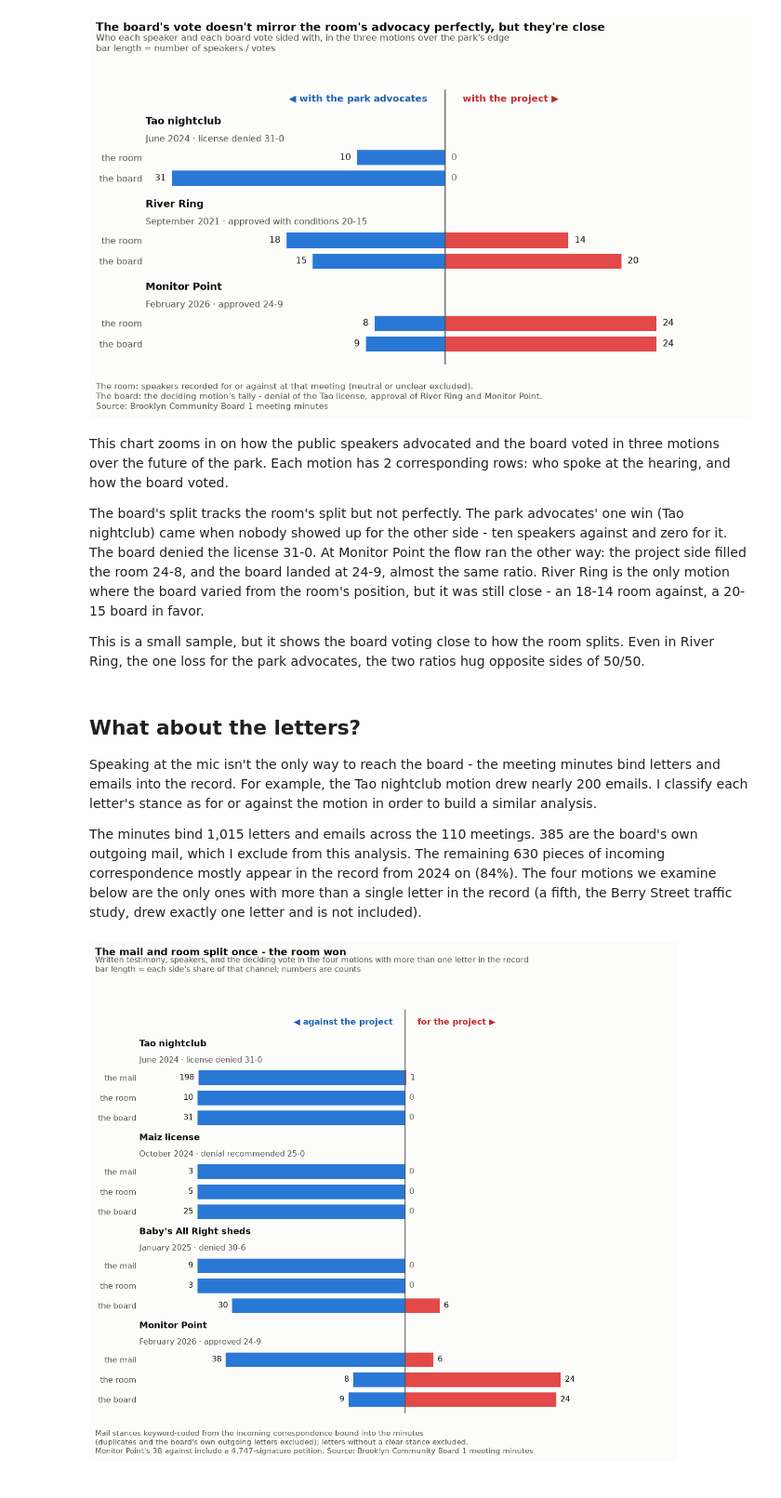
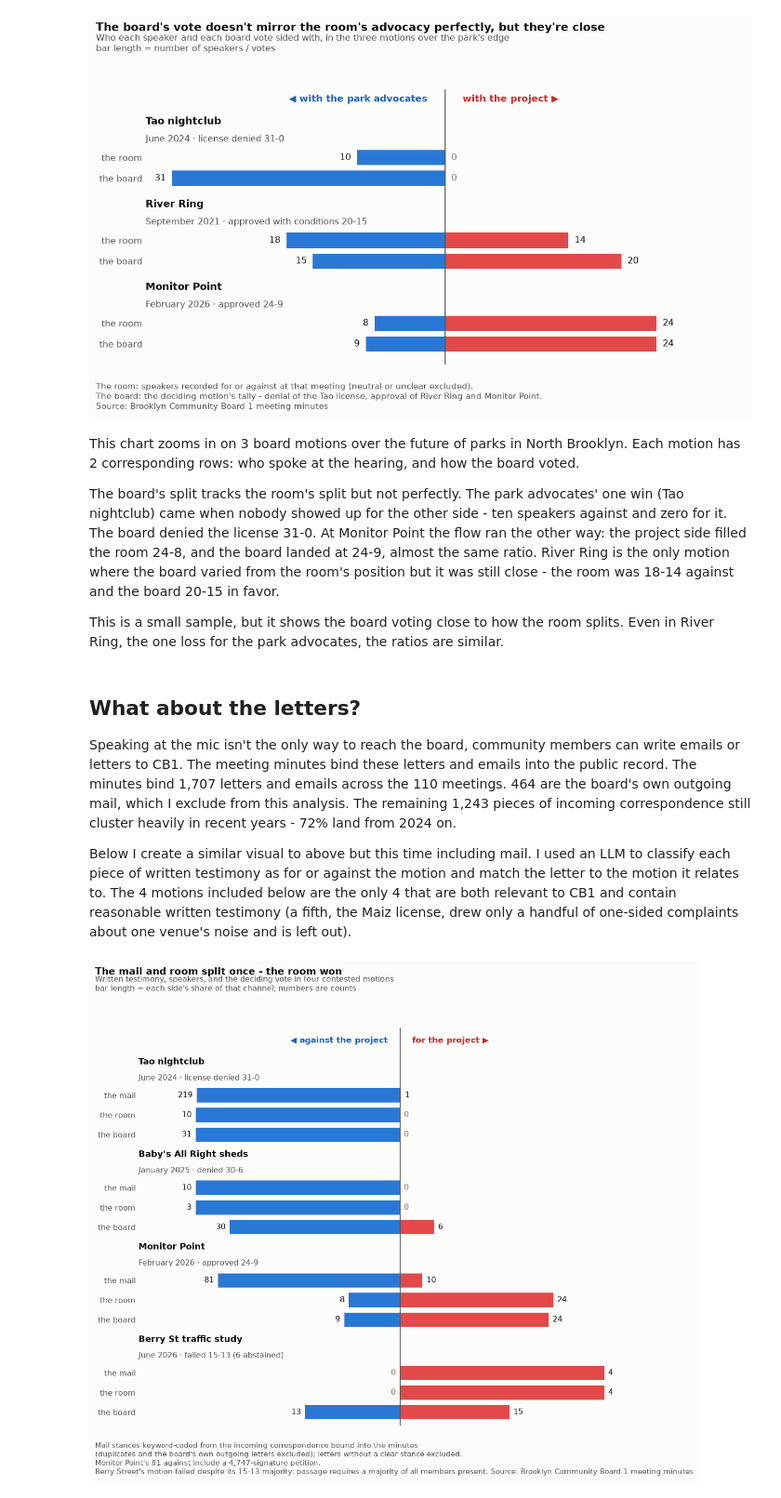
Before and after one commit to blowenstein0/cb1-minutes-analysis, a Jupyter notebook: analysis/blog_v2.ipynb, the cells around one changed output. Shown at 93% size. Drawn from its saved outputs; the diff is of its cells as text; code cells hidden in the pictures.

```diff
--- a/analysis/blog_v2.ipynb
+++ b/analysis/blog_v2.ipynb
@@ -335,50 +301,49 @@ plt.show()
 # %% [output]
 [figure]
 # %% [markdown]
-This chart zooms in on how the public speakers advocated and the board voted in three motions over the future of the park. Each motion has 2 corresponding rows: who spoke at the hearing, and how the board voted.
+This chart zooms in on 3 board motions over the future of parks in North Brooklyn.  Each motion has 2 corresponding rows: who spoke at the hearing, and how the board voted.
 
-The board's split tracks the room's split but not perfectly. The park advocates' one win (Tao nightclub) came when nobody showed up for the other side - ten speakers against and zero for it. The board denied the license 31-0. At Monitor Point the flow ran the other way: the project side filled the room 24-8, and the board landed at 24-9, almost the same ratio. River Ring is the only motion where the board varied from the room's position, but it was still close - an 18-14 room against, a 20-15 board in favor.
+The board's split tracks the room's split but not perfectly. The park advocates' one win (Tao nightclub) came when nobody showed up for the other side - ten speakers against and zero for it. The board denied the license 31-0. At Monitor Point the flow ran the other way: the project side filled the room 24-8, and the board landed at 24-9, almost the same ratio. River Ring is the only motion where the board varied from the room's position but it was still close - the room was 18-14 against and the board 20-15 in favor.
 
-This is a small sample, but it shows the board voting close to how the room splits. Even in River Ring, the one loss for the park advocates, the two ratios hug opposite sides of 50/50.
+This is a small sample, but it shows the board voting close to how the room splits. Even in River Ring, the one loss for the park advocates, the ratios are similar.
 # %% [markdown]
 ## What about the letters?
 
-Speaking at the mic isn't the only way to reach the board - the meeting minutes bind letters and emails into the record. For example, the Tao nightclub motion drew nearly 200 emails. I classify each letter's stance as for or against the motion in order to build a similar analysis.
+Speaking at the mic isn't the only way to reach the board, community members can write emails or letters to CB1. The meeting minutes bind these letters and emails into the public record. The minutes bind 1,707 letters and emails across the 110 meetings. 464 are the board's own outgoing mail, which I exclude from this analysis. The remaining 1,243 pieces of incoming correspondence still cluster heavily in recent years - 72% land from 2024 on.
 
-The minutes bind 1,015 letters and emails across the 110 meetings. 385 are the board's own outgoing mail, which I exclude from this analysis. The remaining 630 pieces of incoming correspondence mostly appear in the record from 2024 on (84%). The four motions we examine below are the only ones with more than a single letter in the record (a fifth, the Berry Street traffic study, drew exactly one letter and is not included).
+
+Below I create a similar visual to above but this time including mail. I used an LLM to classify each piece of written testimony as for or against the motion and  match the letter to the motion it relates to. The 4 motions included below are the only 4 that are both relevant to CB1 and contain reasonable written testimony (a fifth, the Maiz license, drew only a handful of one-sided complaints about one venue's noise and is left out).
 # %%
-#| fig-alt: "Diverging bar chart of four motions: Tao nightclub, Maiz license, Baby's All Right sheds, and Monitor Point. Rows show the mail, the room, and the board split for and against each project. Mail runs against in all four (Tao 198-1, Maiz 3-0, sheds 9-0, Monitor Point 38-6); only at Monitor Point does the room run in favor (24-8), and the board lands 24-9 with the room."
+#| fig-alt: "Diverging bar chart of four motions: Tao nightclub, Baby's All Right sheds, Monitor Point, and the Berry Street traffic study. Rows show the mail, the room, and the board split for and against each project. Mail runs against in the first three (Tao 219-1, sheds 10-0, Monitor Point 81-10) and unanimously for the Berry Street study (4-0). At Monitor Point the room runs in favor (24-8) and the board lands 24-9 with the room; at Berry Street mail and room are unanimous in favor and the board splits 15-13 for, but the motion fails for lack of an absolute majority."
 #| column: body-outset
-# The mail, with direction: take the unique incoming items (parser above),
-# match each to a fight by its header/opening, and use its keyword-coded
-# stance. The stance rules were audited against the source text with an LLM
-# review pass - every letter charted as 'for' below was read and confirmed;
-# items whose stance the keywords can't call are excluded (see methodology).
-def mail_counts(dates, pat):
-    s = _about(INCOMING[INCOMING.date.isin(dates)], pat).stance.value_counts()
+# The mail, with direction: count the incoming items carrying each fight's
+# adjudicated tag (dataset above) by their coded stance. Every letter
+# charted as 'for' below was read and confirmed; items whose stance can't
+# be called are excluded (see methodology).
+def mail_counts(fight):
+    s = INCOMING[INCOMING.fights.map(lambda f: fight in f)].stance.value_counts()
     return int(s.get("against", 0)), int(s.get("for", 0))
 
 tao_y, tao_n = board("2024-06-18", "deny the application for franklin")
-mz_y, mz_n = board("2024-10-08", "recommending the denial or revising")
 ba_y, ba_n = board("2025-01-14", "outside shed")
+br_y, br_n = board("2026-06-09", "berry")  # 15-13, failed: absolute majority required
 # mp_y/mp_n (approve motion) already computed for the three-fights chart
-mp_mail = mail_counts(["2026-01-20", "2026-02-10"], r"monitor point|40 quay|rezon")
-tao_mail = mail_counts(["2024-06-18"], r"\btao\b|night ?club|11-25|franklin")
+mp_mail = mail_counts("monitor_point")
+tao_mail = mail_counts("tao")
+berry_mail = mail_counts("berry")
 assert tao_mail[0] > 100 and mp_mail[0] > 3 * mp_mail[1], (tao_mail, mp_mail)
 
 # (name, sub, mail(against,for), room(against,for), board(against,for))
-# Maiz Corp's DBA is Tabu (from the motion text), so letters about Tabu count
 MAIL_FIGHTS = [
     ("Tao nightclub", "June 2024 · license denied 31-0",
      tao_mail, room("2024-06-18", "franklin"), (tao_y, tao_n)),
-    ("Maiz license", "October 2024 · denial recommended 25-0",
-     mail_counts(["2024-10-08"], r"\bmaiz\b|\btabu\b|10 hope"),
-     room("2024-10-08", "maiz|10 hope"), (mz_y, mz_n)),
     ("Baby's All Right sheds", "January 2025 · denied 30-6",
-     mail_counts(["2025-01-14"], r"baby.s all right|deux chats|146 broadway|shed"),
+     mail_counts("babys"),
      room("2025-01-14", "baby.s all right|146 broadway|outdoor dining"), (ba_y, ba_n)),
     ("Monitor Point", "February 2026 · approved 24-9",
      mp_mail, room("2026-02-10", "monitor point"), (mp_n, mp_y)),
+    ("Berry St traffic study", "June 2026 · failed 15-13 (6 abstained)",
+     berry_mail, room("2026-06-09", "berry"), (br_n, br_y)),
 ]
 
 fig, ax = plt.subplots(figsize=(10, 8.2), dpi=120)
@@ -394,34 +359,34 @@ for g, (name, sub, (m_ag, m_for), (r_ag, r_for), (b_ag, b_for)) in enumerate(MAI
         y = y0 + 0.72 + row * 0.85
         tot = ag + fr
         ax.barh(y, -ag / tot, height=0.62, color=BLUE)
         ax.barh(y, fr / tot, height=0.62, color=RED)
         ax.annotate(str(ag), (-ag / tot - 0.02, y), ha="right", va="center",
                     fontsize=9.5, color=INK if ag else GRAYTXT)
         ax.annotate(str(fr), (fr / tot + 0.02, y), ha="left", va="center",
                     fontsize=9.5, color=INK if fr else GRAYTXT)
         ys.append(y)
         ylabels.append(("the mail", "the room", "the board")[row])
 ax.axvline(0, color=INK2, lw=1)
 ax.set_yticks(ys, ylabels, fontsize=9.5)
 ax.set_ylim(15.0, -2.2)
 ax.set_xlim(-1.28, 1.28)
 ax.set_xticks([])
 ax.spines[["top", "right", "bottom", "left"]].set_visible(False)
 ax.tick_params(colors=INK2, length=0)
 ax.annotate("◀ against the project", (-0.06, -1.55), ha="right",
             fontsize=10, color=BLUETXT, fontweight="bold")
 ax.annotate("for the project ▶", (0.06, -1.55), ha="left",
             fontsize=10, color=REDTXT, fontweight="bold")
 fig.suptitle("The mail and room split once - the room won",
              fontsize=12, color=INK, x=0.01, ha="left", fontweight="bold")
-fig.text(0.01, 0.925, "Written testimony, speakers, and the deciding vote in the four motions with more than one letter in the record\n"
+fig.text(0.01, 0.925, "Written testimony, speakers, and the deciding vote in four contested motions\n"
          "bar length = each side's share of that channel; numbers are counts", fontsize=9.5, color=INK2, va="bottom")
 fig.text(0.01, -0.015, "Mail stances keyword-coded from the incoming correspondence bound into the minutes\n"
          "(duplicates and the board's own outgoing letters excluded); letters without a clear stance excluded.\n"
-         "Monitor Point's 38 against include a 4,747-signature petition. " + SRC,
+         "Monitor Point's 81 against include a 4,747-signature petition.\nBerry Street's motion failed despite its 15-13 majority: passage requires a majority of all members present. " + SRC,
          fontsize=9, color=INK2, va="top")
 fig.tight_layout(rect=[0, 0, 1, 0.91])
 plt.show()
 # %% [output]
-[figure, old version]
+[figure, new version]
 # %% [markdown]
```
Also changed, not shown: parts of 11 cells of this notebook, 21 other files.
